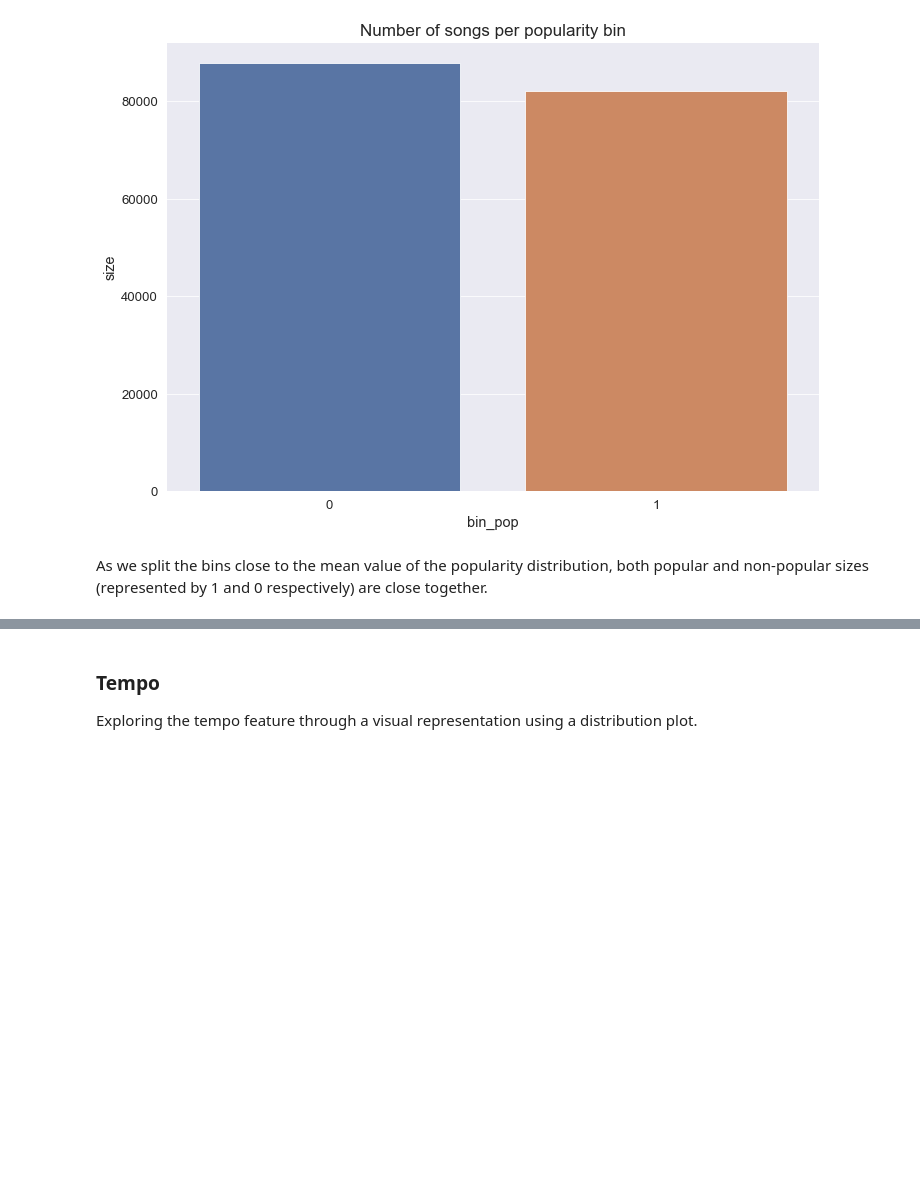
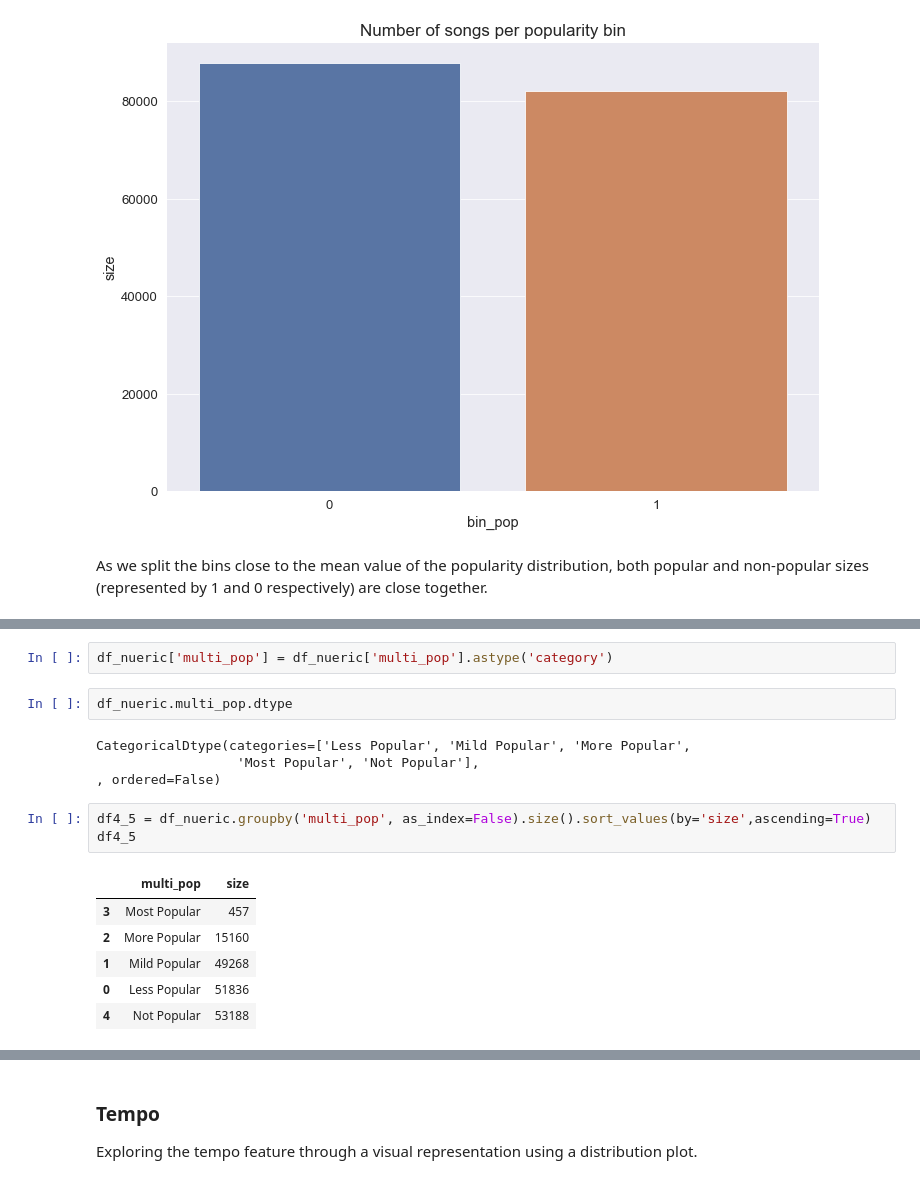
Before and after one commit to Mohammad-sakir/PDS_PROJ, a Jupyter notebook: analysis_spotify.ipynb, the cells around one changed output, grey strips where cells are left out. Saved outputs shown, nothing was run; the diff lists cells and outputs as text; blank space fills up the shorter version.

```diff
--- a/analysis_spotify.ipynb
+++ b/analysis_spotify.ipynb
@@ -528,0 +565,18 @@ As we split the bins close to the mean value of the popularity distribution, bot
+# %%
+df_nueric['multi_pop'] = df_nueric['multi_pop'].astype('category')
+# %%
+df_nueric.multi_pop.dtype
+# %% [output]
+CategoricalDtype(categories=['Less Popular', 'Mild Popular', 'More Popular',
+                  'Most Popular', 'Not Popular'],
+, ordered=False)
+# %%
+df4_5 = df_nueric.groupby('multi_pop', as_index=False).size().sort_values(by='size',ascending=True)
+df4_5
+# %% [output]
+|  | multi_pop | size |
+| 3 | Most Popular | 457 |
+| 2 | More Popular | 15160 |
+| 1 | Mild Popular | 49268 |
+| 0 | Less Popular | 51836 |
+| 4 | Not Popular | 53188 |
```
Also changed, not shown: parts of 62 cells of this notebook.
